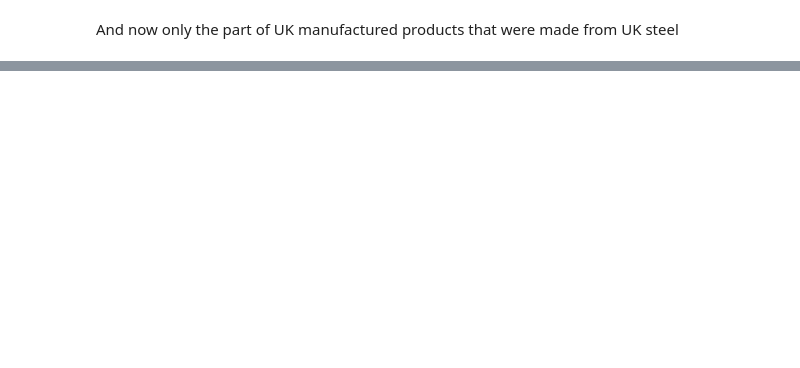
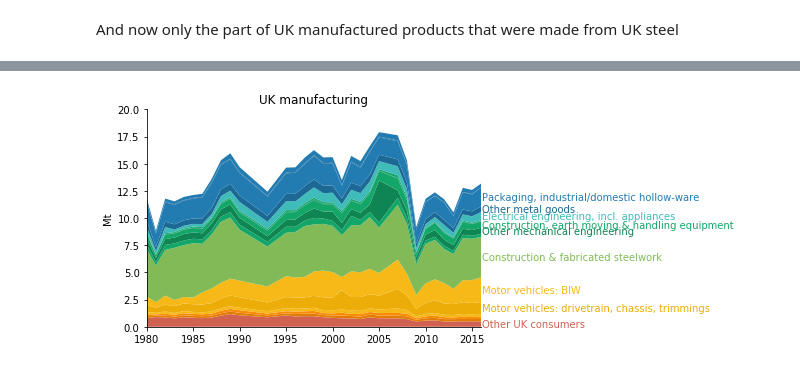
Before and after one commit to ricklupton/uk-steel-model, a Jupyter notebook: docs/Final goods over time.ipynb, the cells around one changed output, grey strips where cells are left out. Saved outputs shown, nothing was run; the diff lists cells and outputs as text; code cells hidden in the pictures; blank space fills up the shorter version.

Commit message:
Update plots with UK manufacturing (as opposed to UK demand)

```diff
--- a/docs/Final goods over time.ipynb
+++ b/docs/Final goods over time.ipynb
@@ -82,0 +90,34 @@ First, all UK demand, including imports:
+# %%
+# These are the flows from all sources into UK manufacturing
+inputs = flows.query('target in @sector_ids').copy()
+inputs['material'] = inputs['target'].str.lstrip('sector ')  # convert "sector 4" to just "4"
+inputs = inputs.groupby(['year', 'material', 'source'])['value'].sum().unstack()
+
+# These are the later flows of imported goods into UK demand
+imported_final = flows.query('source == "product_imports"') \
+    .groupby(['year', 'material'])['value'].sum()
+
+# And these are the flows from UK manufacturing to UK demand
+uk_manufac = flows.query('target == "uk_demand" and source != "product_imports"') \
+    .groupby(['year', 'material'])['value'].sum()
+
+# Collect results together
+scale = (uk_manufac / inputs.sum(axis=1))
+results = pd.DataFrame({
+    'UK produced steel':       scale * inputs['uk_production'],
+    'Imported as semis':       scale * inputs['imports'],
+    'Imported as components':  scale * inputs['component_imports'],
+    'Imported as final goods': imported_final,
+}).fillna(0)
+
+results_manufac = pd.DataFrame({
+    'UK produced steel':       inputs['uk_production'],
+    'Imported as semis':       inputs['imports'],
+    'Imported as components':  inputs['component_imports'],
+}).fillna(0)
+
+# Unstack, sort sectors and convert to Mt, then unstack
+results = results.reindex(sectors[::-1], level='material').unstack() / 1e3
+results_manufac = results_manufac.reindex(sectors[::-1], level='material').unstack() / 1e3
+
+results.head()
@@ -207,0 +274,13 @@ fig.savefig('../figures/uk_demand_over_time_uk_only_same_scale.pdf', bbox_inches
+# %%
+manufac_dom_steelmaking = results_manufac['UK produced steel']
+
+manufac_dom_steel = (manufac_dom_steelmaking +
+                     results_manufac['Imported as semis'])
+
+manufac = (manufac_dom_steel +
+           results_manufac['Imported as components'])
+# %%
+fig, ax = plot_stacked(manufac, title='UK manufacturing')
+fig.savefig('../figures/uk_manufac_all.pdf', bbox_inches='tight')
+# %% [output]
+[figure, added]
```
Also changed, not shown: parts of 29 cells of this notebook, 17 other files.
